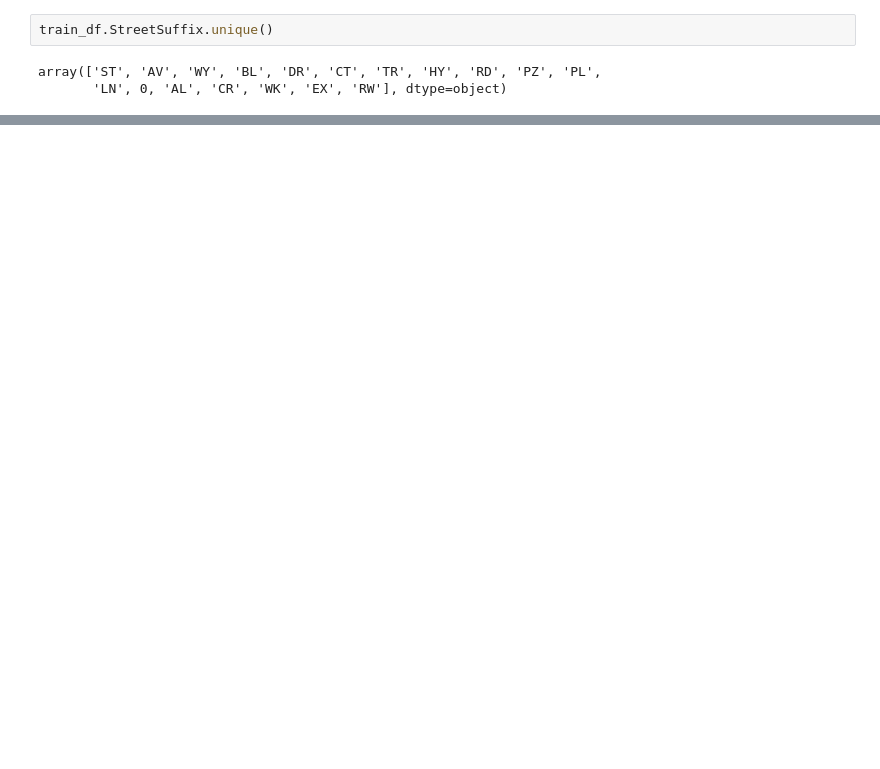
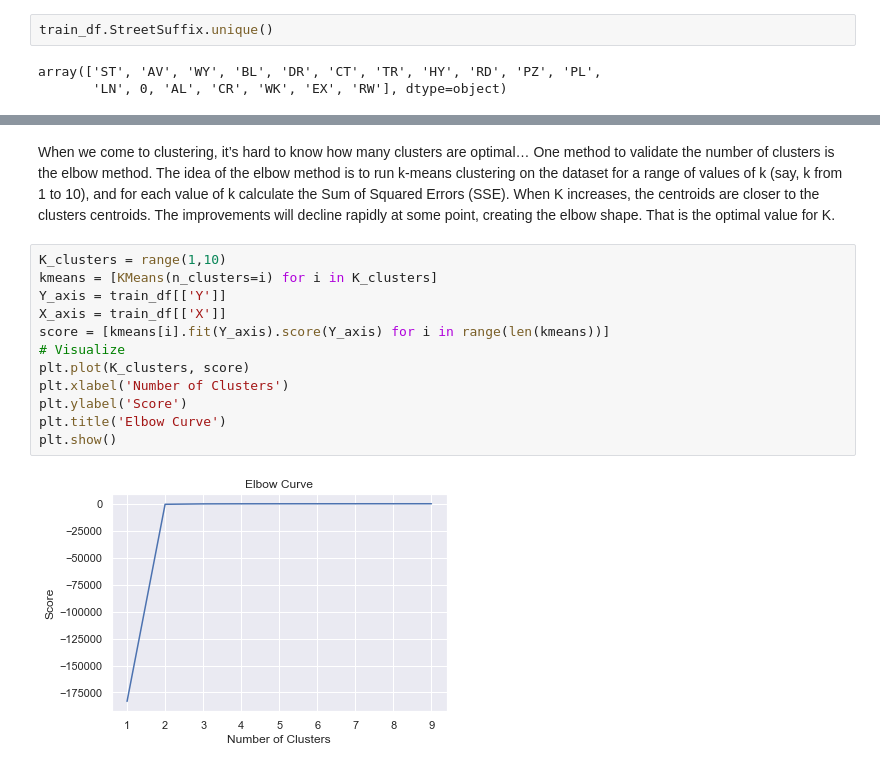
Before and after one commit to angelaiallonardi/SF-Crime-Multiclass-Classification, a Jupyter notebook: San Francisco Crime.ipynb, the cells around one changed output, grey strips where cells are left out. Cells and saved outputs as stored; diff of their text form; blank space fills up the shorter version.

Commit message:
Expanded on features engineering and added Clustering for coordinates

```diff
--- a/San Francisco Crime.ipynb
+++ b/San Francisco Crime.ipynb
@@ -581,0 +404,18 @@ array(['ST', 'AV', 'WY', 'BL', 'DR', 'CT', 'TR', 'HY', 'RD', 'PZ', 'PL',
+# %% [markdown]
+When we come to clustering, it’s hard to know how many clusters are optimal…
+One method to validate the number of clusters is the elbow method. The idea of the elbow method is to run k-means clustering on the dataset for a range of values of k (say, k from 1 to 10), and for each value of k calculate the Sum of Squared Errors (SSE).
+When K increases, the centroids are closer to the clusters centroids. The improvements will decline rapidly at some point, creating the elbow shape. That is the optimal value for K.
+# %%
+K_clusters = range(1,10)
+kmeans = [KMeans(n_clusters=i) for i in K_clusters]
+Y_axis = train_df[['Y']]
+X_axis = train_df[['X']]
+score = [kmeans[i].fit(Y_axis).score(Y_axis) for i in range(len(kmeans))]
+# Visualize
+plt.plot(K_clusters, score)
+plt.xlabel('Number of Clusters')
+plt.ylabel('Score')
+plt.title('Elbow Curve')
+plt.show()
+# %% [output]
+[figure, added]
```
Also changed, not shown: parts of 77 cells of this notebook.
